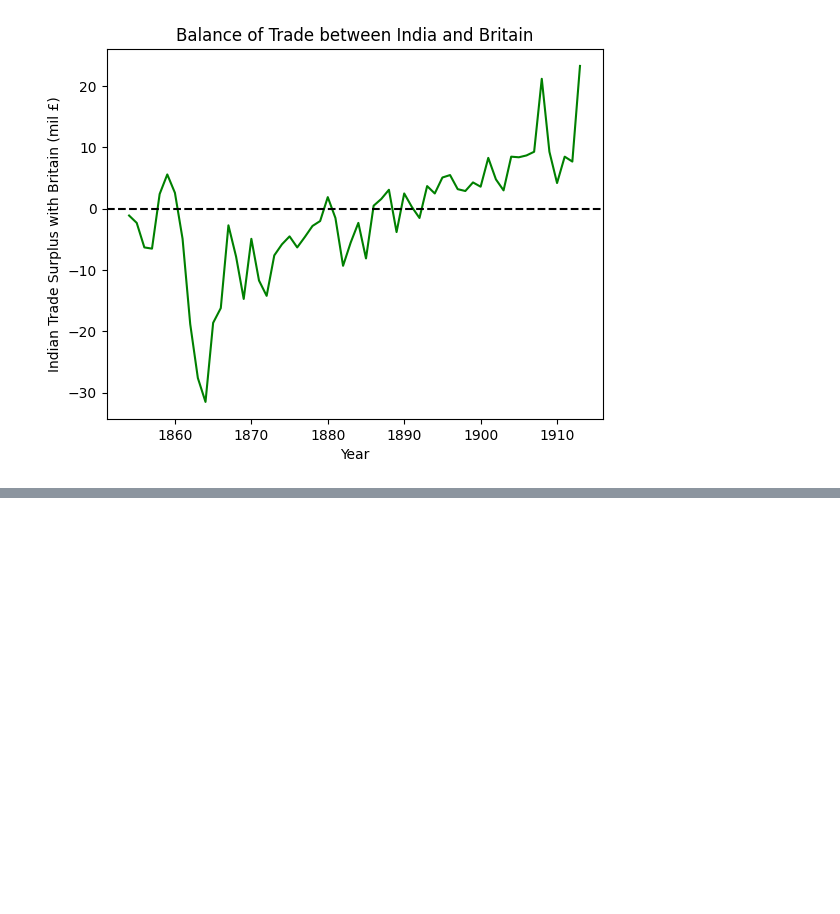
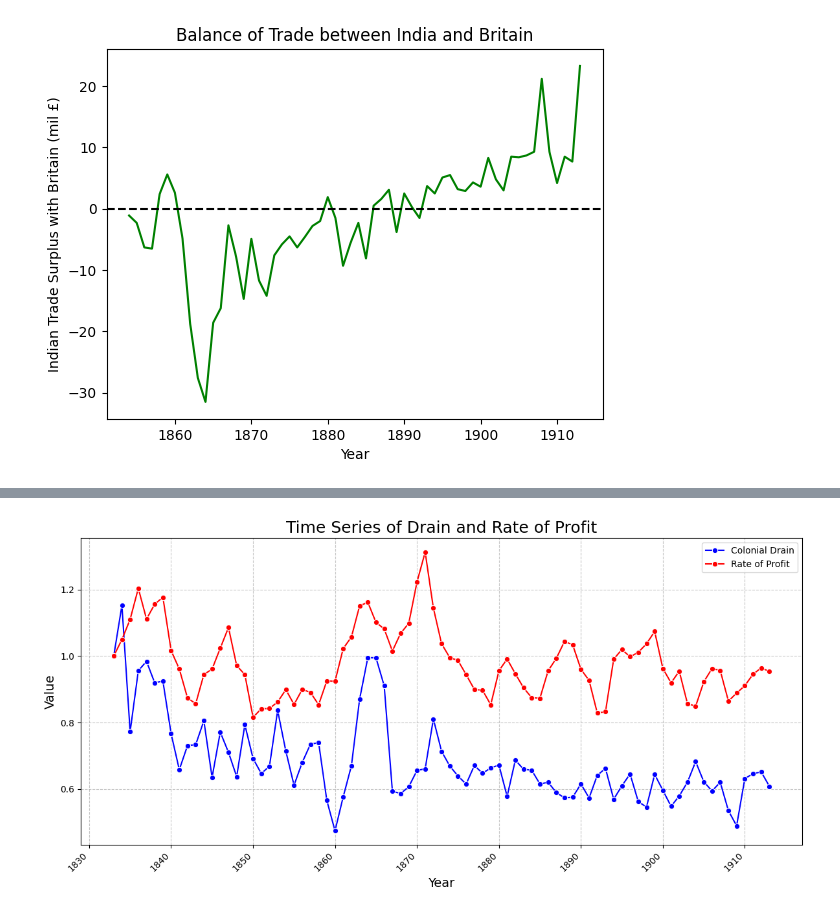
Before and after one commit to kabeerbora/bop_britain, a Jupyter notebook: drain_plots.ipynb, the cells around one changed output, grey strips where cells are left out. Cells and saved outputs as stored; diff of their text form; code cells hidden in the pictures; blank space fills up the shorter version.

```diff
--- a/drain_plots.ipynb
+++ b/drain_plots.ipynb
@@ -233,0 +273,29 @@ plt.show()
+# %%
+df_index = pd.read_excel('/content/Drain_gain.xlsx', sheet_name='trends')
+# %%
+import matplotlib.pyplot as plt
+import seaborn as sns
+
+# Assuming df_index is your DataFrame containing 'drain' and 'rop' columns
+plt.figure(figsize=(12, 6))  # Adjust the figure size as needed
+
+# Create the time series plot for drain
+sns.lineplot(x='year', y='drain', data=df_index, label='Colonial Drain', marker='o', color='blue')
+
+# Create the time series plot for rop
+sns.lineplot(x='year', y='rop', data=df_index, label='Rate of Profit', marker='o', color='red')
+
+# Customize the plot for better aesthetics
+plt.title('Time Series of Drain and Rate of Profit', fontsize=18)
+plt.xlabel('Year', fontsize=14)
+plt.ylabel('Value', fontsize=14)
+plt.grid(True, linestyle='--', alpha=0.7)
+plt.xticks(rotation=45, ha='right')
+
+# Add a legend to distinguish the lines
+plt.legend()
+plt.grid(True)
+plt.tight_layout()
+plt.show()
+# %% [output]
+[figure, added]
```
Also changed, not shown: parts of 16 cells of this notebook.
